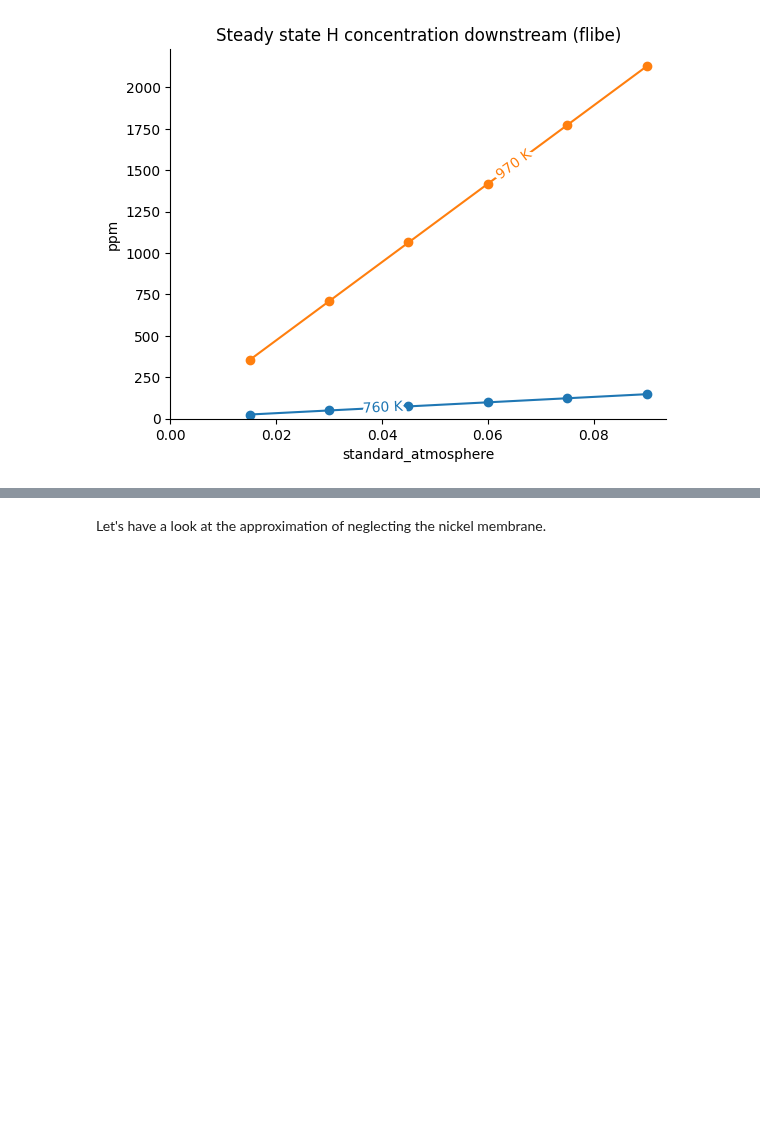
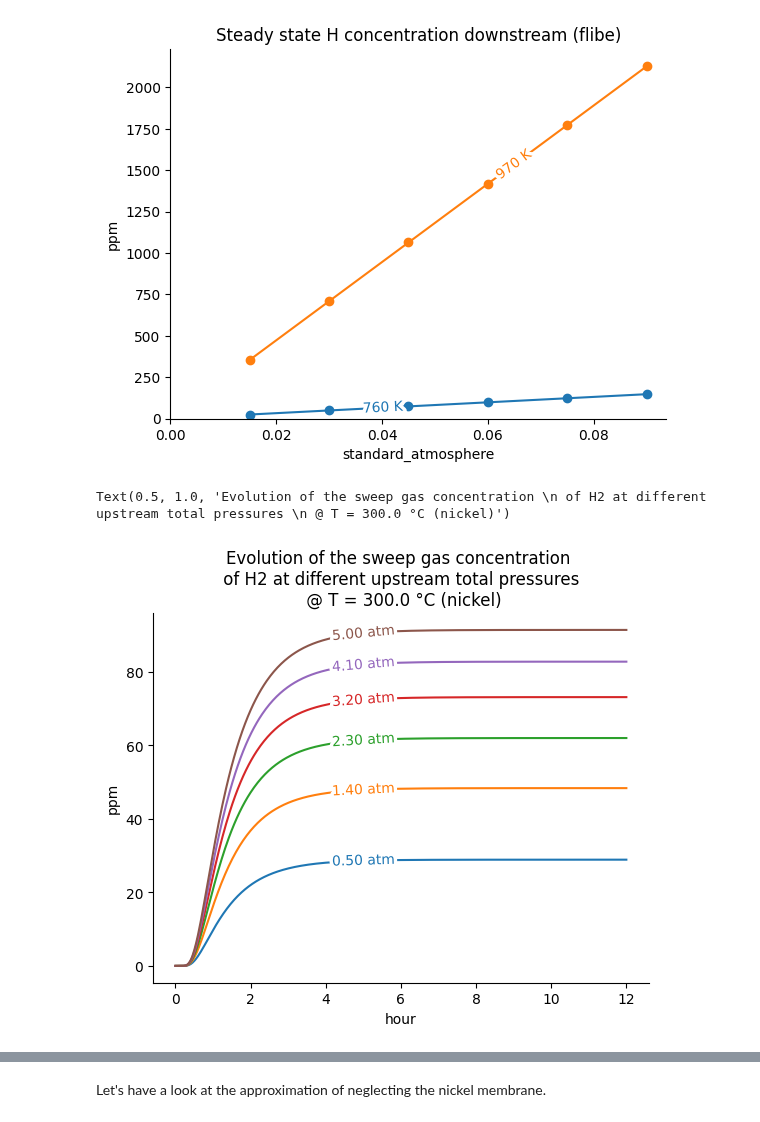
Before and after one commit to RemDelaporteMathurin/hyperion, a Jupyter notebook: estimations.ipynb, the cells around one changed output, grey strips where cells are left out. Drawn from its saved outputs; the diff is of its cells as text; code cells hidden in the pictures; blank space fills up the shorter version.

Commit message:
added code blcok for nickel

```diff
--- a/estimations.ipynb
+++ b/estimations.ipynb
@@ -46,6 +46,7 @@ sweep_rate = 20 * htm.ureg.cm**3 * htm.ureg.min**-1
 L = 0.31*htm.ureg.inches
 diam = 3.07*htm.ureg.inches
 area = np.pi * (diam/2) ** 2
+membrane_thickness = 0.08 * htm.ureg.inches
 
 temperature_range = [760, 970] * htm.ureg.K
 # %%
@@ -115,6 +116,47 @@ for mat, props in properties.items():
 [figure]
 [figure]
 [figure]
+# %%
+T = htm.ureg.Quantity(300, htm.ureg.degC).to(htm.ureg.K)
+t_array = np.linspace(0, 12, num=500) * htm.ureg.h
+
+total_pressure = np.linspace(0.5, 5, num=6) * htm.ureg.atm # total pressure
+
+permeability = properties["nickel"]["permeability"]
+diffusivity = properties["nickel"]["diffusivity"]
+
+def downstream_flux_metal(t, P_up, permeability, L, D):
+    """calculates the downstream H flux at a given time t
+
+    Args:
+        t (float, np.array): the time
+        P_up (float): upstream partial pressure of H
+        permeability (float): salt permeability
+        L (float): salt thickness
+        D (float): diffusivity of H in the salt
+
+    Returns:
+        float, np.array: the downstream flux of H
+    """
+    n_array = np.arange(1, 10000)[:, np.newaxis]
+    summation = np.sum((-1)**n_array * np.exp(-(np.pi * n_array)**2 * D/L**2 * t), axis=0)
+    return P_up**0.5 * permeability / L * (2*summation + 1)
+
+plt.figure()
+fluxes=[]
+concentrations = []
+for P_tot in total_pressure:
+    partial_pressure = P_tot * 0.03
+    flux = downstream_flux_metal(t_array, partial_pressure, permeability.value(T), membrane_thickness, diffusivity.value(T))
+    concentration = sweep_gas_concentration(flux, area, sweep_rate)
+    concentration = concentration_to_ppm(concentration, MOLAR_MASS_H2, MOLAR_VOL_RT).to(htm.ureg.ppm)
+    concentration[0] = 0
+    plt.plot(t_array, concentration, label=f"{P_tot:~.2fP}")
+labelLines(plt.gca().get_lines(), xvals=[5] * 6)
+plt.title(f"Evolution of the sweep gas concentration \n of H2 at different upstream total pressures \n @ T = {T.to(htm.ureg.degC):~P} ({mat})")
+# %% [output]
+Text(0.5, 1.0, 'Evolution of the sweep gas concentration \n of H2 at different upstream total pressures \n @ T = 300.0 °C (nickel)')
+[figure, added]
 # %%
 T = temperature_range[1]
 t_array = np.linspace(0, 2, num=500) * htm.ureg.h
```
Also changed, not shown: parts of 1 cell of this notebook.
